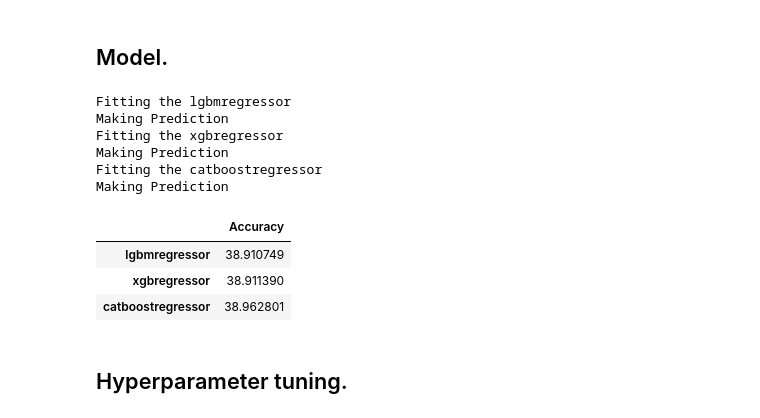
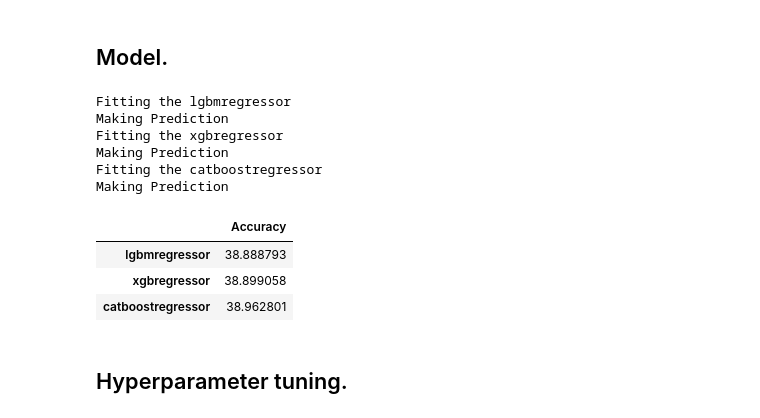
Before and after one commit to Hopesb/Kaggle_Project, a Jupyter notebook: backpack-baseline-predicition.ipynb, the cells around one changed output. Drawn from its saved outputs; the diff is of its cells as text; code cells hidden in the pictures.

```diff
--- a/backpack-baseline-predicition.ipynb
+++ b/backpack-baseline-predicition.ipynb
@@ -106,8 +112,10 @@ df.describe()
 | 75% | 8.000000 | 24.002375 | 115.018160 |
 | max | 10.000000 | 30.000000 | 150.000000 |
 # %%
-def wrangle(filepath):
-    df = pd.read_csv(filepath, index_col= "id")
+def wrangle(filepaths):
+    df = pd.read_csv(filepaths, index_col="id")
+
+
     # Fill the weight with mean.
     df["Weight Capacity (kg)"] = df["Weight Capacity (kg)"].fillna(df["Weight Capacity (kg)"].mean())
     # fill the color.
@@ -201,29 +210,40 @@ def score_predict(algorithms, X_train, X_test, y_train, y_test, test_df=None, sa
 # %%
 test_df = wrangle(test_filepath)
 # %%
-xgb_params = {'max_depth': 10,
- 'learning_rate': 0.009808276016092757,
- 'min_child_weight': 0.1864061635011552,
- 'reg_alpha': 0.6061118910567473,
- 'reg_lambda': 1.5811779998996678,
- 'colsample_bylevel': 0.6539553755789465,
- 'colsample_bytree': 0.8407266876336359,
- 'colsample_bynode': 0.6589587521539209}
-algorithms = [LGBMRegressor(verbose=-1, random_state=42),
+xgb_params = {'max_depth': 4,
+ 'n_estimators': 2878,
+ 'learning_rate': 0.009134728536503977,
+ 'min_child_weight': 0.0008871149116998148,
+ 'reg_alpha': 0.8340976021595664,
+ 'reg_lambda': 0.975791576152824,
+ 'colsample_bylevel': 0.948606321143124,
+ 'colsample_bytree': 0.2265378445858436,
+ 'colsample_bynode': 0.4382277169361072}
+
+lgb_params= {'max_depth': 19,
+ 'n_estimators': 1768,
+ 'learning_rate': 0.0071929991812130015,
+ 'min_child_weight': 0.44804845768071466,
+ 'reg_alpha': 0.33891999864510775,
+ 'reg_lambda': 0.3162170955979936,
+ 'colsample_bylevel': 0.4418001058699319,
+ 'colsample_bytree': 0.39367050503493833,
+ 'colsample_bynode': 0.7156736897319109}
+algorithms = [LGBMRegressor(**lgb_params, verbose=-1, random_state=42),
              XGBRegressor(**xgb_params, random_state=42),
              CatBoostRegressor(verbose=0, random_state=42)]
 score = score_predict(algorithms, X_train, X_test, y_train, y_test, test_df)
 score
 # %% [output]
 Fitting the lgbmregressor
 Making Prediction
 Fitting the xgbregressor
 Making Prediction
 Fitting the catboostregressor
 Making Prediction
 |  | Accuracy |
-| lgbmregressor | 38.910749 |
-| xgbregressor | 38.911390 |
+| lgbmregressor | 38.888793 |
+| xgbregressor | 38.899058 |
 | catboostregressor | 38.962801 |
 # %%
 lgb = make_pipeline(
```
Also changed, not shown: parts of 13 cells of this notebook.
